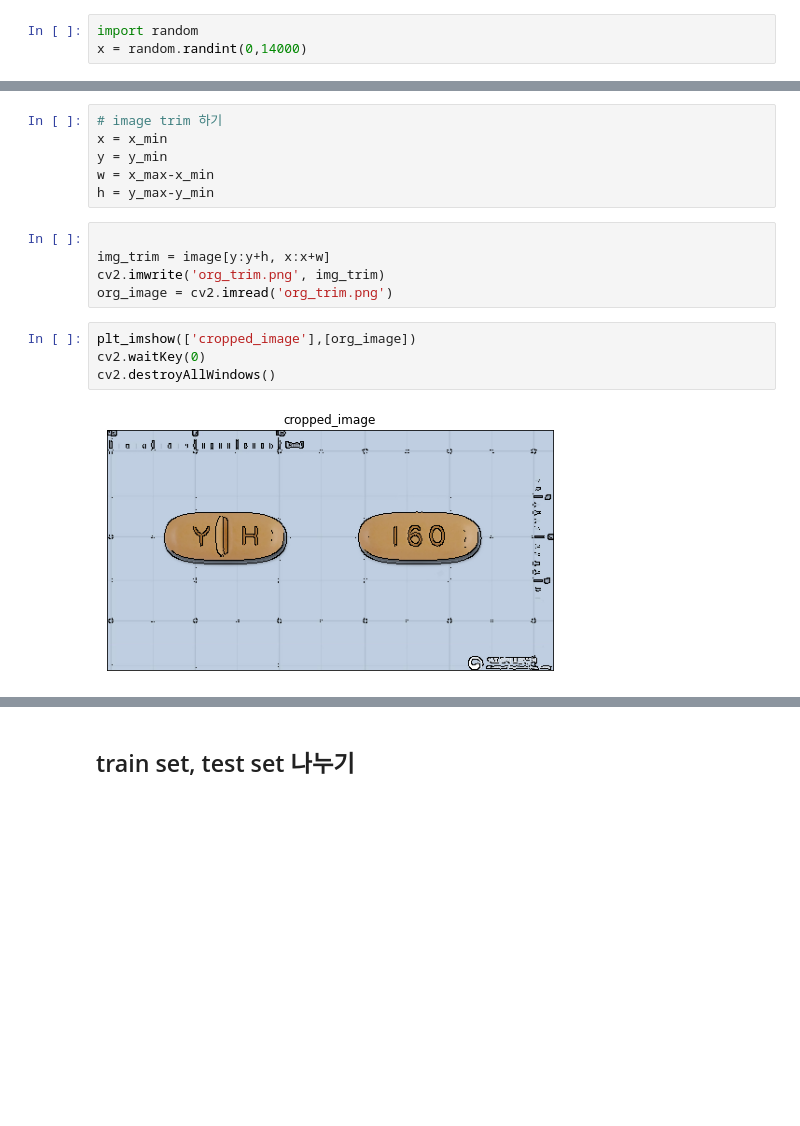
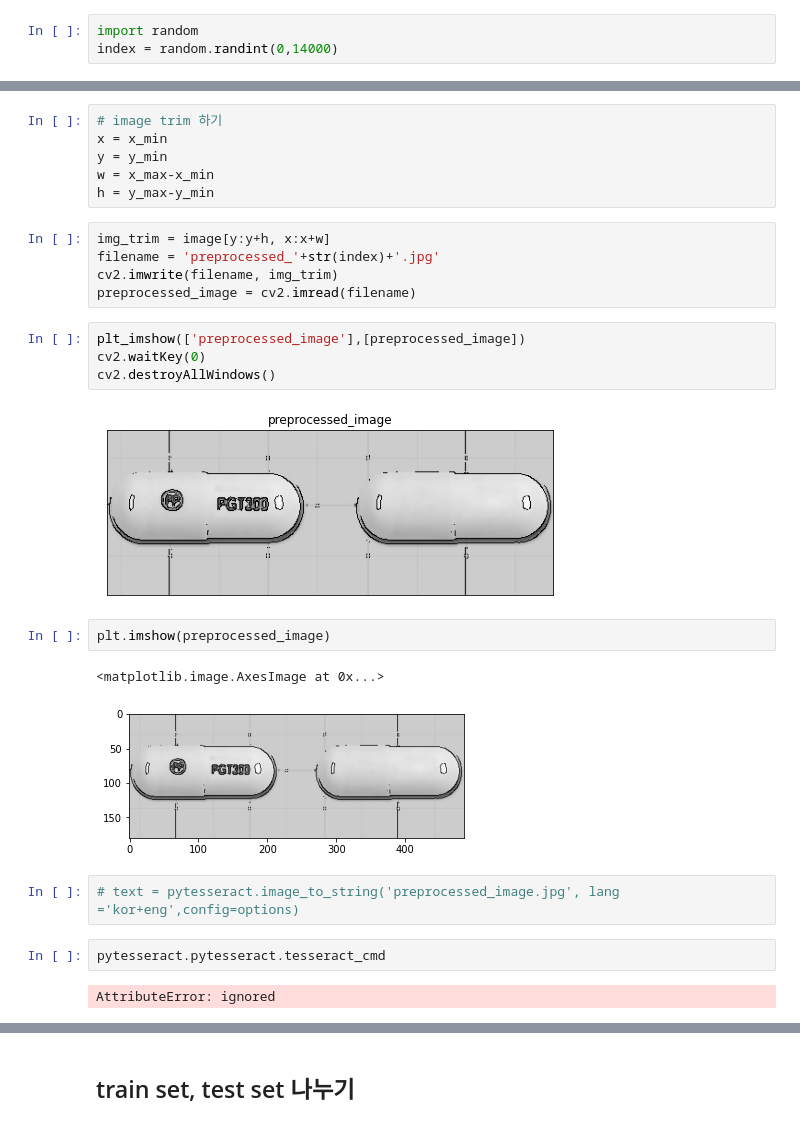
Before and after one commit to haebarassi/PillOCR, a Jupyter notebook: pillIdentifier.ipynb, the cells around one changed output, grey strips where cells are left out. Drawn from its saved outputs; the diff is of its cells as text; blank space fills up the shorter version.

```diff
--- a/pillIdentifier.ipynb
+++ b/pillIdentifier.ipynb
@@ -269,5 +253,5 @@ def plt_imshow(title='image', img=None, figsize=(8 ,5)):
         plt.show()
 # %%
 import random
-x = random.randint(0,14000)
+index = random.randint(0,14000)
 # %%
@@ -379,13 +404,24 @@ y = y_min
 w = x_max-x_min
 h = y_max-y_min
 # %%
-
 img_trim = image[y:y+h, x:x+w]
-cv2.imwrite('org_trim.png', img_trim)
-org_image = cv2.imread('org_trim.png')
+filename = 'preprocessed_'+str(index)+'.jpg'
+cv2.imwrite(filename, img_trim)
+preprocessed_image = cv2.imread(filename)
 # %%
-plt_imshow(['cropped_image'],[org_image])
+plt_imshow(['preprocessed_image'],[preprocessed_image])
 cv2.waitKey(0)
 cv2.destroyAllWindows()
 # %% [output]
-[figure, old version]
+[figure, new version]
+# %%
+plt.imshow(preprocessed_image)
+# %% [output]
+<matplotlib.image.AxesImage at 0x...>
+[figure, added]
+# %%
+# text = pytesseract.image_to_string('preprocessed_image.jpg', lang ='kor+eng',config=options)
+# %%
+pytesseract.pytesseract.tesseract_cmd
+# %% [output]
+AttributeError: ignored
```
Also changed, not shown: parts of 48 cells of this notebook.
